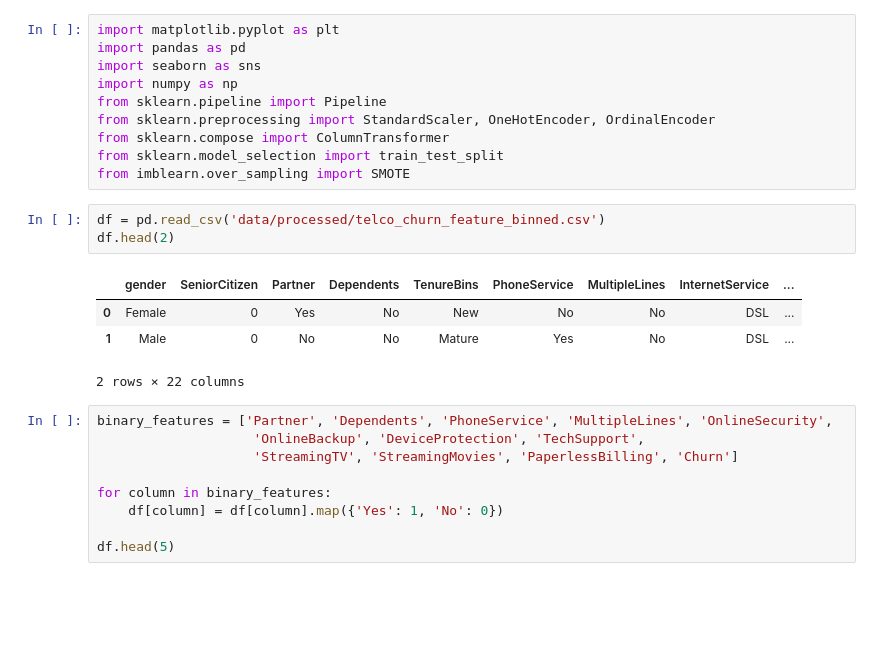
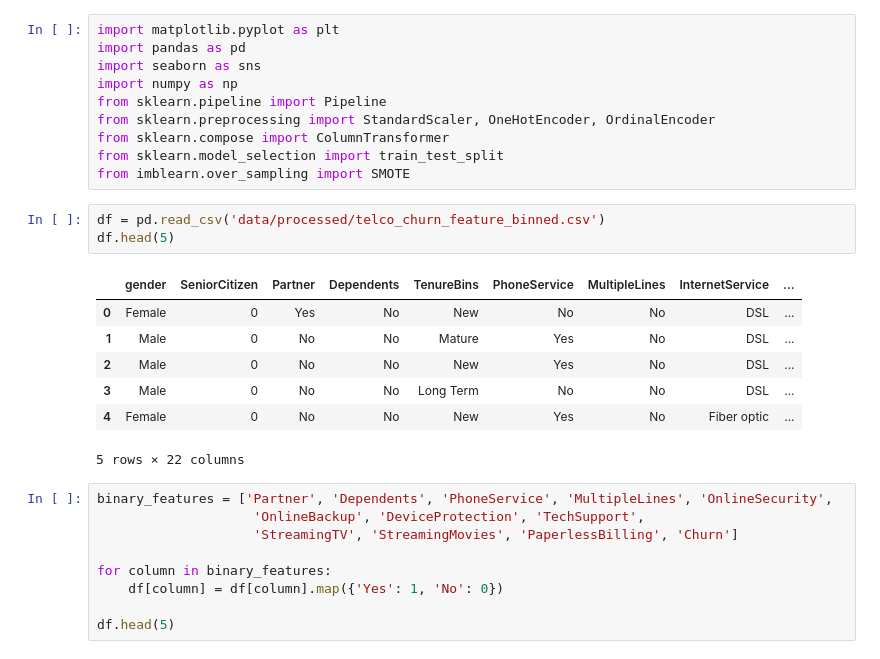
Before and after one commit to Nithira17/telco-churn-prediction, a Jupyter notebook: 04_data_preparation_after_binning.ipynb, the cells around one changed output. Drawn from its saved outputs; the diff is of its cells as text; blank space fills up the shorter version.

```diff
--- a/04_data_preparation_after_binning.ipynb
+++ b/04_data_preparation_after_binning.ipynb
@@ -10,12 +10,15 @@ from sklearn.model_selection import train_test_split
 from imblearn.over_sampling import SMOTE
 # %%
 df = pd.read_csv('data/processed/telco_churn_feature_binned.csv')
-df.head(2)
+df.head(5)
 # %% [output]
 |  | gender | SeniorCitizen | Partner | Dependents | TenureBins | PhoneService | MultipleLines | InternetService | ... |
 | 0 | Female | 0 | Yes | No | New | No | No | DSL | ... |
 | 1 | Male | 0 | No | No | Mature | Yes | No | DSL | ... |
+| 2 | Male | 0 | No | No | New | Yes | No | DSL | ... |
+| 3 | Male | 0 | No | No | Long Term | No | No | DSL | ... |
+| 4 | Female | 0 | No | No | New | Yes | No | Fiber optic | ... |
-2 rows × 22 columns
+5 rows × 22 columns
 # %%
 binary_features = ['Partner', 'Dependents', 'PhoneService', 'MultipleLines', 'OnlineSecurity',
                     'OnlineBackup', 'DeviceProtection', 'TechSupport',
```
Also changed, not shown: parts of 5 cells of this notebook, 4 other files.
